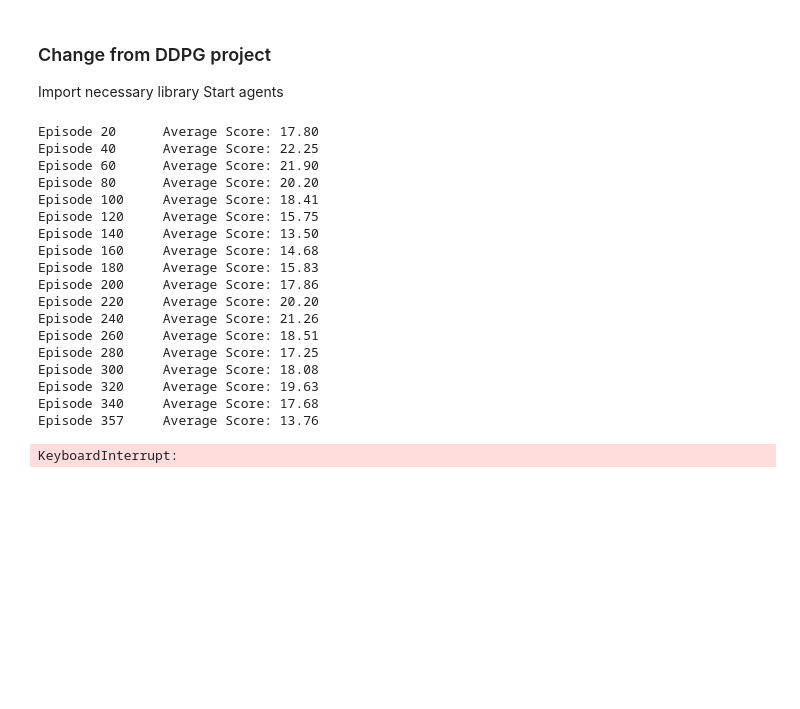
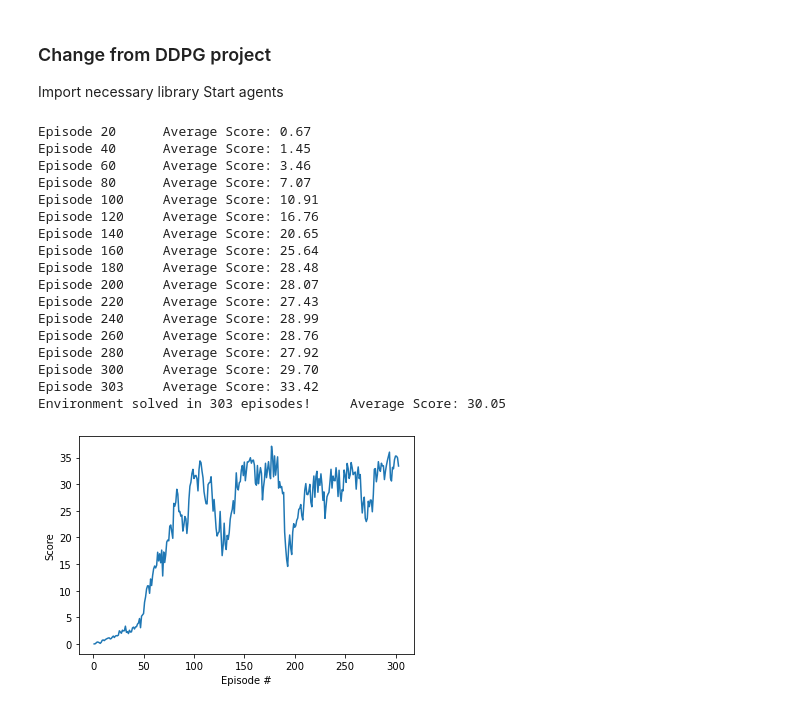
Before and after one commit to vorenus-at-work/drlnd, a Jupyter notebook: p2_continuous-control/Continuous_Control.ipynb, the cells around one changed output. Cells and saved outputs as stored; diff of their text form; code cells hidden in the pictures; blank space fills up the shorter version.

```diff
--- a/p2_continuous-control/Continuous_Control.ipynb
+++ b/p2_continuous-control/Continuous_Control.ipynb
@@ -162,59 +162,51 @@ def ddpg(n_episodes=2000, max_t=1000, window_size=100, score_required=30.0,print
             agent.step(states, actions, rewards, next_states, dones)
             states = next_states
             current_scores += np.array(rewards)
             # learning is good enough
             if np.any(dones):
                 break
 
         #scores_deque.append(score)
         #scores.append(score)
         current_score = np.mean(current_scores)
         scores_deque.append(current_score)
         scores.append(current_score)
 
         print('\rEpisode {}\tAverage Score: {:.2f}'.format(i_episode, current_score), end="")
         #print(i_episode)
         if i_episode % print_every == 0:
             print('\rEpisode {}\tAverage Score: {:.2f}'.format(i_episode, np.mean(scores_deque)))
 
 
         if np.mean(scores_deque) >= score_required:
             print('\nEnvironment solved in {} episodes!\tAverage Score: {:.2f}'.format(i_episode, np.mean(scores_deque)))
             torch.save(agent.actor_local.state_dict(), 'checkpoint_actor.pth')
             torch.save(agent.critic_local.state_dict(), 'checkpoint_critic.pth')
             break
     # put a score record
     np.save('scores.npy', scores)
     return scores
 
 scores = ddpg()
-
-fig = plt.figure()
-ax = fig.add_subplot(111)
-plt.plot(np.arange(1, len(scores)+1), scores)
-plt.ylabel('Score')
-plt.xlabel('Episode #')
-plt.show()
 # %% [output]
-Episode 20      Average Score: 17.80
-Episode 40      Average Score: 22.25
-Episode 60      Average Score: 21.90
-Episode 80      Average Score: 20.20
-Episode 100     Average Score: 18.41
-Episode 120     Average Score: 15.75
-Episode 140     Average Score: 13.50
-Episode 160     Average Score: 14.68
-Episode 180     Average Score: 15.83
-Episode 200     Average Score: 17.86
-Episode 220     Average Score: 20.20
-Episode 240     Average Score: 21.26
-Episode 260     Average Score: 18.51
-Episode 280     Average Score: 17.25
-Episode 300     Average Score: 18.08
-Episode 320     Average Score: 19.63
-Episode 340     Average Score: 17.68
-Episode 357     Average Score: 13.76
+Episode 20      Average Score: 0.67
+Episode 40      Average Score: 1.45
+Episode 60      Average Score: 3.46
+Episode 80      Average Score: 7.07
+Episode 100     Average Score: 10.91
+Episode 120     Average Score: 16.76
+Episode 140     Average Score: 20.65
+Episode 160     Average Score: 25.64
+Episode 180     Average Score: 28.48
+Episode 200     Average Score: 28.07
+Episode 220     Average Score: 27.43
+Episode 240     Average Score: 28.99
+Episode 260     Average Score: 28.76
+Episode 280     Average Score: 27.92
+Episode 300     Average Score: 29.70
+Episode 303     Average Score: 33.42
+Environment solved in 303 episodes!     Average Score: 30.05
-KeyboardInterrupt:
+[figure, added]
 # %%
 fig = plt.figure()
 ax = fig.add_subplot(111)
```
Also changed, not shown: parts of 3 cells of this notebook, 8 other files.
